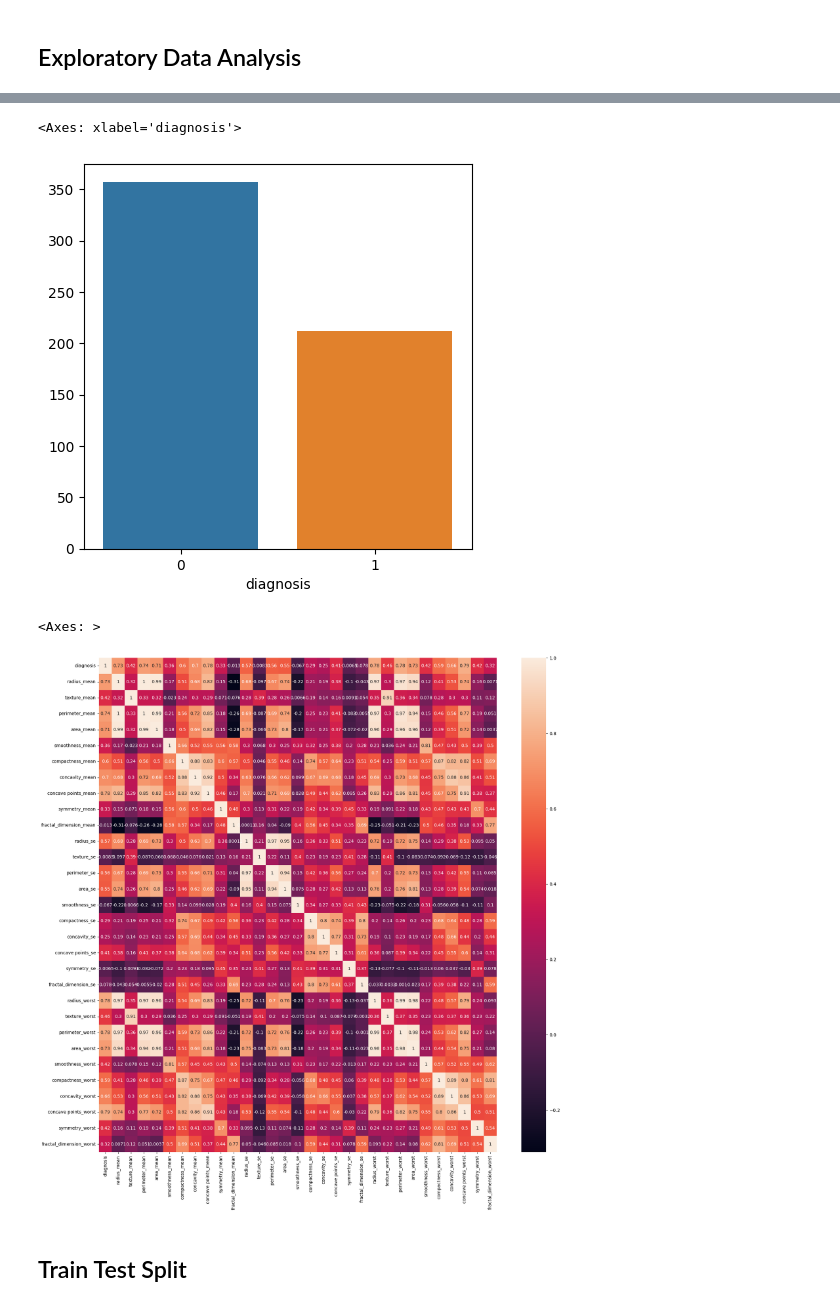
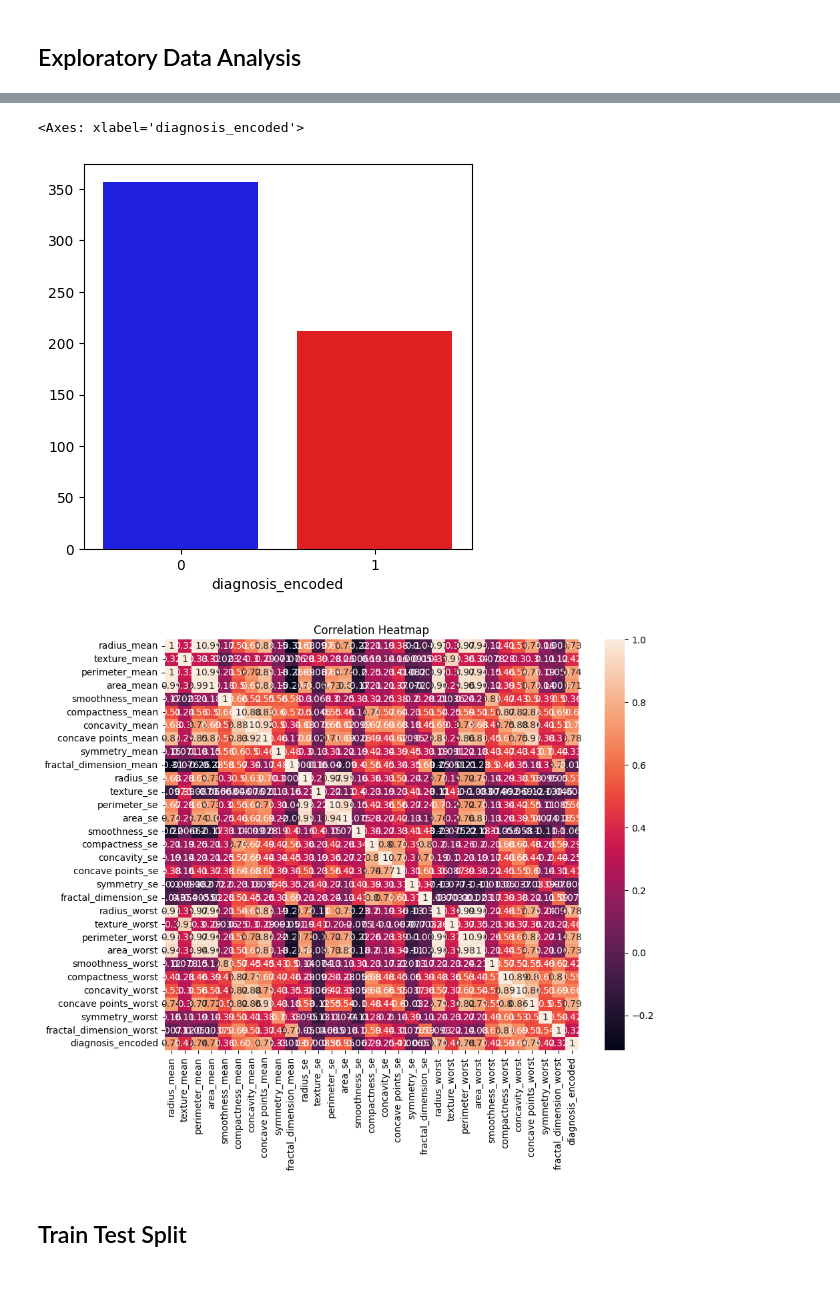
Before and after one commit to AI0228/Data-Science-Projects-main, a Jupyter notebook: Breast Cancer Prediction/Breast Cancer Prediction.ipynb, the cells around one changed output, grey strips where cells are left out. Drawn from its saved outputs; the diff is of its cells as text; code cells hidden in the pictures.

```diff
--- a/Breast Cancer Prediction/Breast Cancer Prediction.ipynb
+++ b/Breast Cancer Prediction/Breast Cancer Prediction.ipynb
@@ -158,17 +161,28 @@ Name: diagnosis, dtype: float64
 # %%
 # bar plot for the number of diagnosis
 plt.figure(figsize=(5,5))
-sns.barplot(x=df['diagnosis'].value_counts().index,y=df['diagnosis'].value_counts().values)
+sns.barplot(x=df['diagnosis_encoded'].value_counts().index,y=df['diagnosis_encoded'].value_counts().values, hue=df['diagnosis_encoded'].value_counts().index, palette=['blue', 'red'], legend=False)
 # %% [output]
-<Axes: xlabel='diagnosis'>
+<Axes: xlabel='diagnosis_encoded'>
-[figure, old version]
+[figure, new version]
 # %%
 # create a heatmap to check the correlation
-plt.figure(figsize=(20,20))
-sns.heatmap(df.corr(),annot=True)
+# plt.figure(figsize=(20,20))
+# sns.heatmap(df.corr(),annot=True)
+
+# df['diagnosis_encoded'] = df['diagnosis'].map({'M': 1, 'B': 0})
+# df.drop(['diagnosis'], axis=1, inplace=True)
+
+# Calculate the correlation matrix
+correlation_matrix = df.corr()
+
+# Create the heatmap
+plt.figure(figsize=(10, 8))
+sns.heatmap(correlation_matrix, annot=True)
+plt.title('Correlation Heatmap')
+plt.show()
 # %% [output]
-<Axes: >
-[figure, old version]
+[figure, new version]
 # %% [markdown]
 ## Train Test Split
 # %%
```
Also changed, not shown: parts of 6 cells of this notebook, 1 other file.
